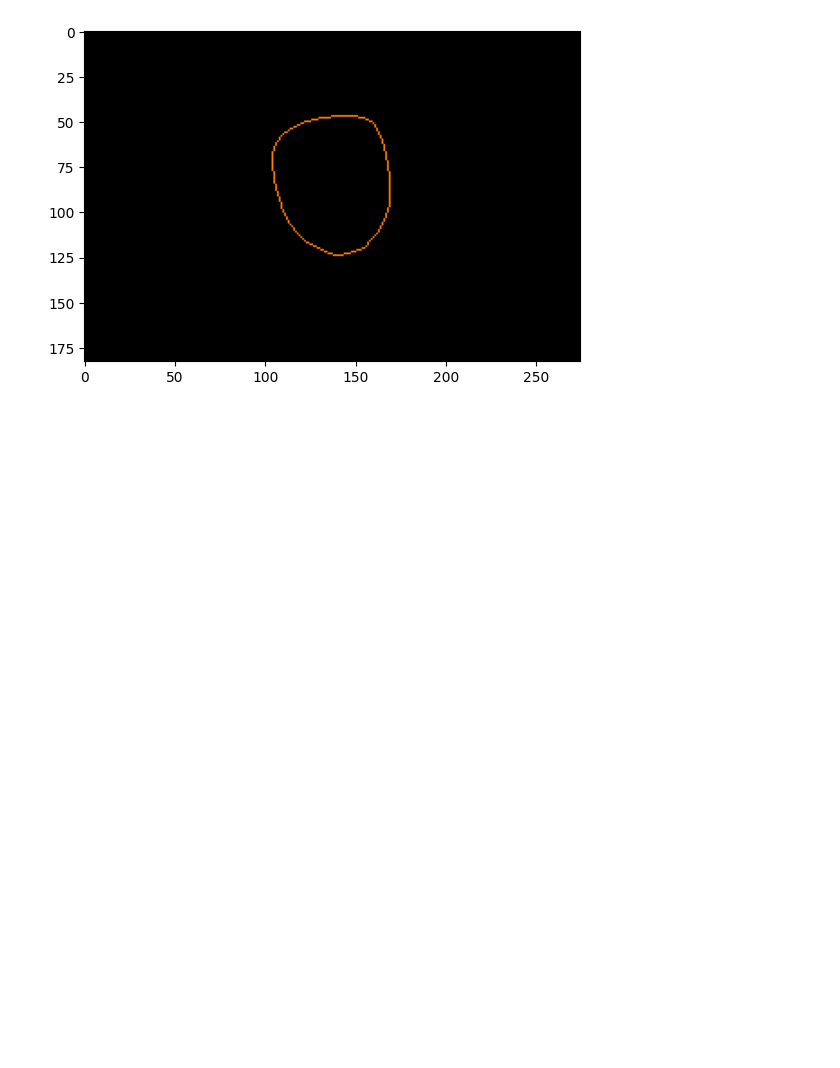
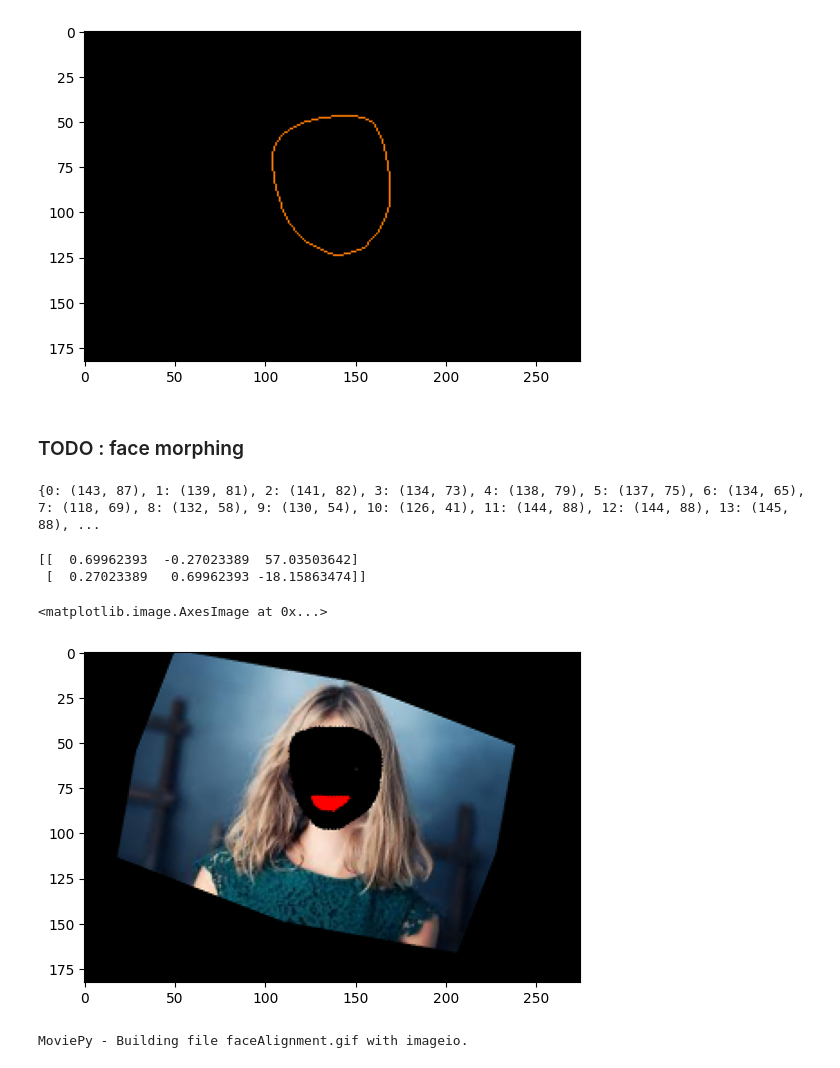
Before and after one commit to ictseoyoungmin/FaceToy_GUI, a Jupyter notebook: dev/f1.ipynb, the cells around one changed output. Cells and saved outputs as stored; diff of their text form; code cells hidden in the pictures; blank space fills up the shorter version.

Commit message:
rael time face alignment apply

```diff
--- a/dev/f1.ipynb
+++ b/dev/f1.ipynb
@@ -480,3 +177,5 @@ img1= align(img1,idx_to_coordinates,0.75)
 vis_coordinates(img1,idx_to_coordinates,connection=mpFaceMesh.FACEMESH_FACE_OVAL)
 # %% [output]
 [figure]
+# %% [markdown]
+### TODO : face morphing
@@ -482,0 +197,58 @@ vis_coordinates(img1,idx_to_coordinates,connection=mpFaceMesh.FACEMESH_FACE_OVAL
+# %%
+import cv2
+import matplotlib.pyplot as plt
+import mediapipe as mp
+import numpy as np
+
+from devlib import *
+
+
+mpFaceMesh = mp.solutions.face_mesh
+
+# img1,img2 = imgs_read_rgb('./image.jpg','./image2.jpg')
+img1 = imgs_read_rgb('./image1.jpg')[0]
+img1 = rotate_img(img1,11)
+# landmarks1, landmarks2 = imgs_get_landmarks(img1,img2)
+idx_to_coordinates,landmarks = get_idx_to_coordinates(img1)
+print(idx_to_coordinates)
+# %% [output]
+{0: (143, 87), 1: (139, 81), 2: (141, 82), 3: (134, 73), 4: (138, 79), 5: (137, 75), 6: (134, 65), 7: (118, 69), 8: (132, 58), 9: (130, 54), 10: (126, 41), 11: (144, 88), 12: (144, 88), 13: (145, 88), ...
+# %%
+
+def align(img,idx_to_coordinates,scale):
+    connections = [mpFaceMesh.FACEMESH_LEFT_EYE,mpFaceMesh.FACEMESH_RIGHT_EYE]
+    left_eye = get_connection_points(idx_to_coordinates,connections[0])
+    right_eye = get_connection_points(idx_to_coordinates,connections[1])
+
+    leftEyeCenter, rightEyeCenter, eyesCenter = get_eye_center(left_eye,right_eye)
+    angle = get_angle(rightEyeCenter,leftEyeCenter)
+
+    M = cv2.getRotationMatrix2D(eyesCenter, angle, scale)
+    print(M)
+    out_img = cv2.warpAffine(img, M, (img.shape[1], img.shape[0]),
+                            flags=cv2.INTER_CUBIC)
+    # out_img = out_img[landmarks[:, 1].min():landmarks[:, 1].max(),
+    #             landmarks[:, 0].min():landmarks[:, 0].max()]
+    # plt.imshow(out_img)
+    return out_img
+def _get_masked_frame(frame,idx_to_coordinates,connection=mpFaceMesh.FACEMESH_LEFT_EYE,color=(0,0,0),thickness=8):
+    # mask = np.zeros(frame.shape[:2],dtype=frame.dtype)
+    # cv2.fillConvexPoly(mask,np.int32(get_connection_points(idx_to_coordinates,connection)),(255,255,255))
+    # frame = cv2.bitwise_and(frame,frame,mask=mask)
+    cv2.drawContours(frame,[get_connection_points(idx_to_coordinates,connection)],0,color,thickness)
+    return frame
+
+
+img1= align(img1,idx_to_coordinates,0.75)
+plt.imshow(img1)
+# %% [output]
+[[  0.69962393  -0.27023389  57.03503642]
+ [  0.27023389   0.69962393 -18.15863474]]
+<matplotlib.image.AxesImage at 0x...>
+[figure, added]
+# %%
+from moviepy.editor import VideoFileClip
+
+VideoFileClip('./faceAlignment.gif').speedx(0.5).write_gif('faceAlignment.gif')
+# %% [output]
+MoviePy - Building file faceAlignment.gif with imageio.
```
Also changed, not shown: parts of 14 cells of this notebook, 5 other files.
